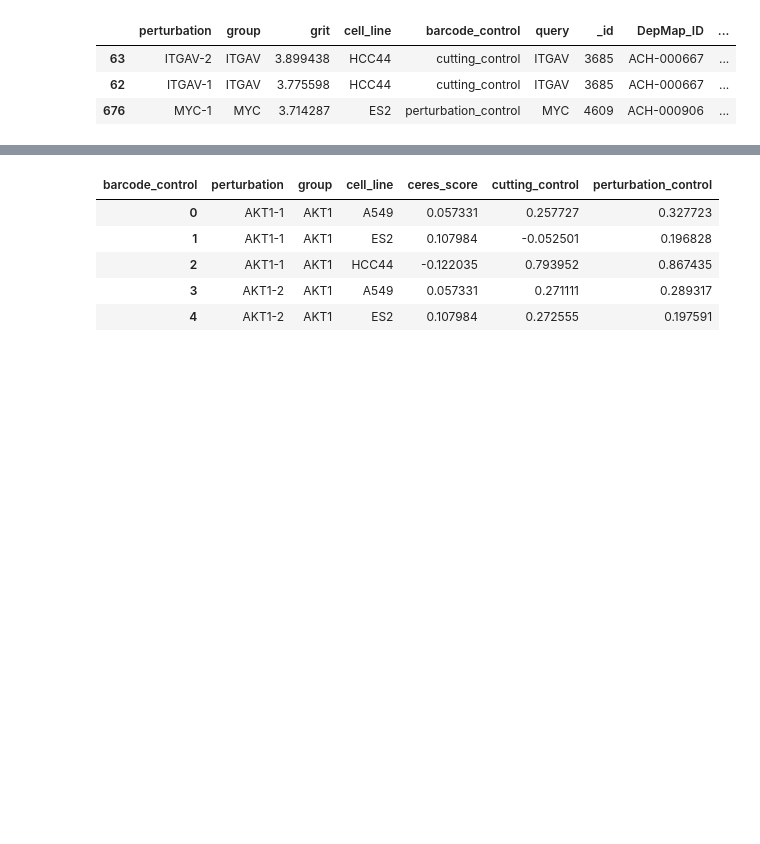
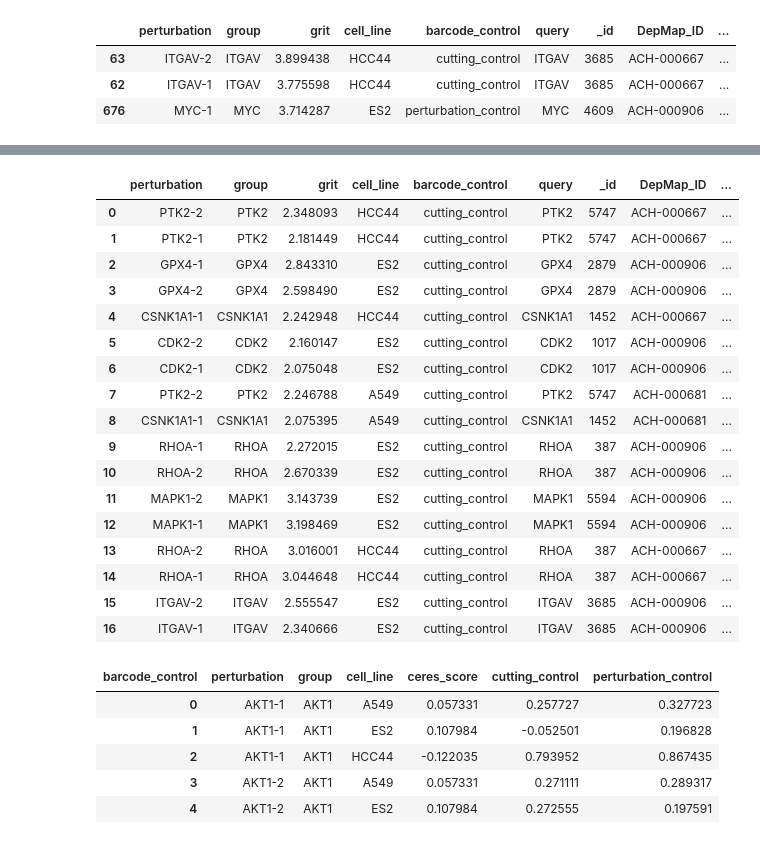
Before and after one commit to broadinstitute/grit-benchmark, a Jupyter notebook: 2.compare-metrics/0.compare-ceres.ipynb, the cells around one changed output, grey strips where cells are left out. Cells and saved outputs as stored; diff of their text form; code cells hidden in the pictures; blank space fills up the shorter version.

Commit message:
print out the off diagonal grit

```diff
--- a/2.compare-metrics/0.compare-ceres.ipynb
+++ b/2.compare-metrics/0.compare-ceres.ipynb
@@ -193,3 +193,32 @@ grit_ceres_comparison_gg
+# %%
+# What are the perturbations with high grit and low ceres scores?
+(
+    cell_health_results_df
+    .query("grit > 2")
+    .query("ceres_score > -1")
+    .query("barcode_control == 'cutting_control'")
+    .sort_values(by="ceres_score")
+    .reset_index(drop=True)
+)
+# %% [output]
+|  | perturbation | group | grit | cell_line | barcode_control | query | _id | DepMap_ID | ... |
+| 0 | PTK2-2 | PTK2 | 2.348093 | HCC44 | cutting_control | PTK2 | 5747 | ACH-000667 | ... |
+| 1 | PTK2-1 | PTK2 | 2.181449 | HCC44 | cutting_control | PTK2 | 5747 | ACH-000667 | ... |
+| 2 | GPX4-1 | GPX4 | 2.843310 | ES2 | cutting_control | GPX4 | 2879 | ACH-000906 | ... |
+| 3 | GPX4-2 | GPX4 | 2.598490 | ES2 | cutting_control | GPX4 | 2879 | ACH-000906 | ... |
+| 4 | CSNK1A1-1 | CSNK1A1 | 2.242948 | HCC44 | cutting_control | CSNK1A1 | 1452 | ACH-000667 | ... |
+| 5 | CDK2-2 | CDK2 | 2.160147 | ES2 | cutting_control | CDK2 | 1017 | ACH-000906 | ... |
+| 6 | CDK2-1 | CDK2 | 2.075048 | ES2 | cutting_control | CDK2 | 1017 | ACH-000906 | ... |
+| 7 | PTK2-2 | PTK2 | 2.246788 | A549 | cutting_control | PTK2 | 5747 | ACH-000681 | ... |
+| 8 | CSNK1A1-1 | CSNK1A1 | 2.075395 | A549 | cutting_control | CSNK1A1 | 1452 | ACH-000681 | ... |
+| 9 | RHOA-1 | RHOA | 2.272015 | ES2 | cutting_control | RHOA | 387 | ACH-000906 | ... |
+| 10 | RHOA-2 | RHOA | 2.670339 | ES2 | cutting_control | RHOA | 387 | ACH-000906 | ... |
+| 11 | MAPK1-2 | MAPK1 | 3.143739 | ES2 | cutting_control | MAPK1 | 5594 | ACH-000906 | ... |
+| 12 | MAPK1-1 | MAPK1 | 3.198469 | ES2 | cutting_control | MAPK1 | 5594 | ACH-000906 | ... |
+| 13 | RHOA-2 | RHOA | 3.016001 | HCC44 | cutting_control | RHOA | 387 | ACH-000667 | ... |
+| 14 | RHOA-1 | RHOA | 3.044648 | HCC44 | cutting_control | RHOA | 387 | ACH-000667 | ... |
+| 15 | ITGAV-2 | ITGAV | 2.555547 | ES2 | cutting_control | ITGAV | 3685 | ACH-000906 | ... |
+| 16 | ITGAV-1 | ITGAV | 2.340666 | ES2 | cutting_control | ITGAV | 3685 | ACH-000906 | ... |
 # %%
 control_compare_df = (
     cell_health_results_df.pivot(
```
Also changed, not shown: parts of 2 cells of this notebook, 1 other file.
